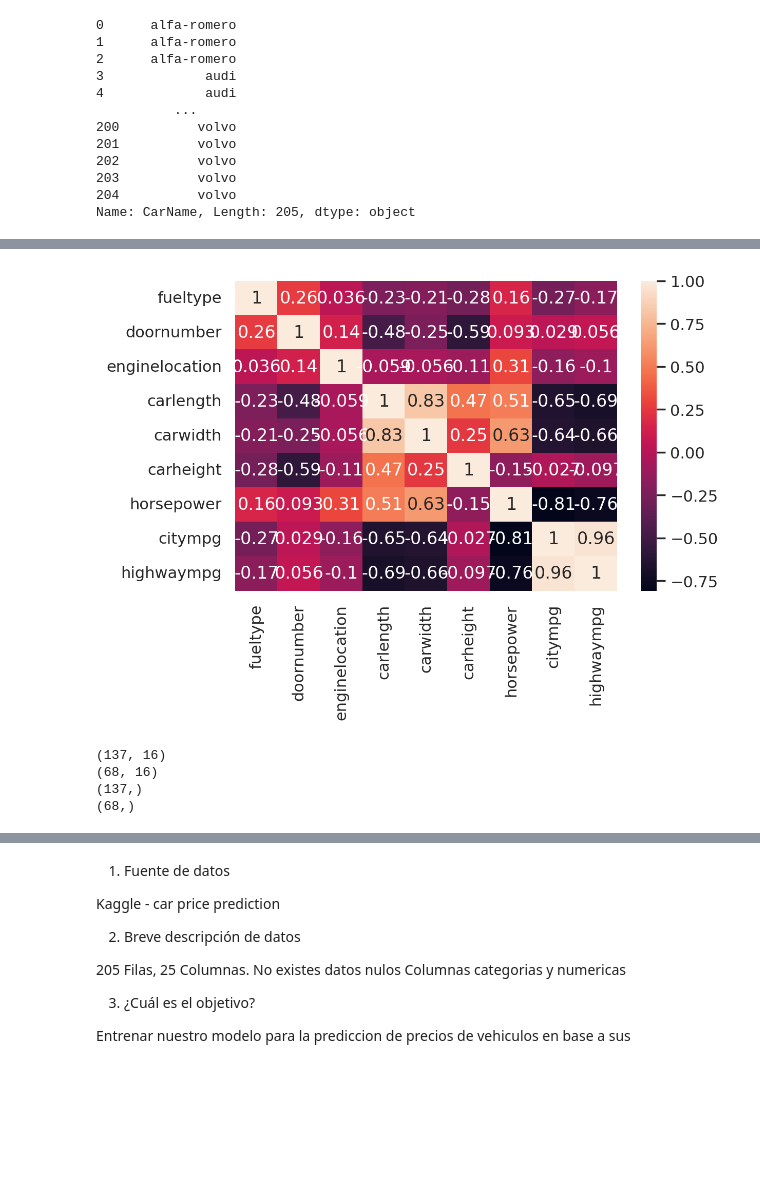
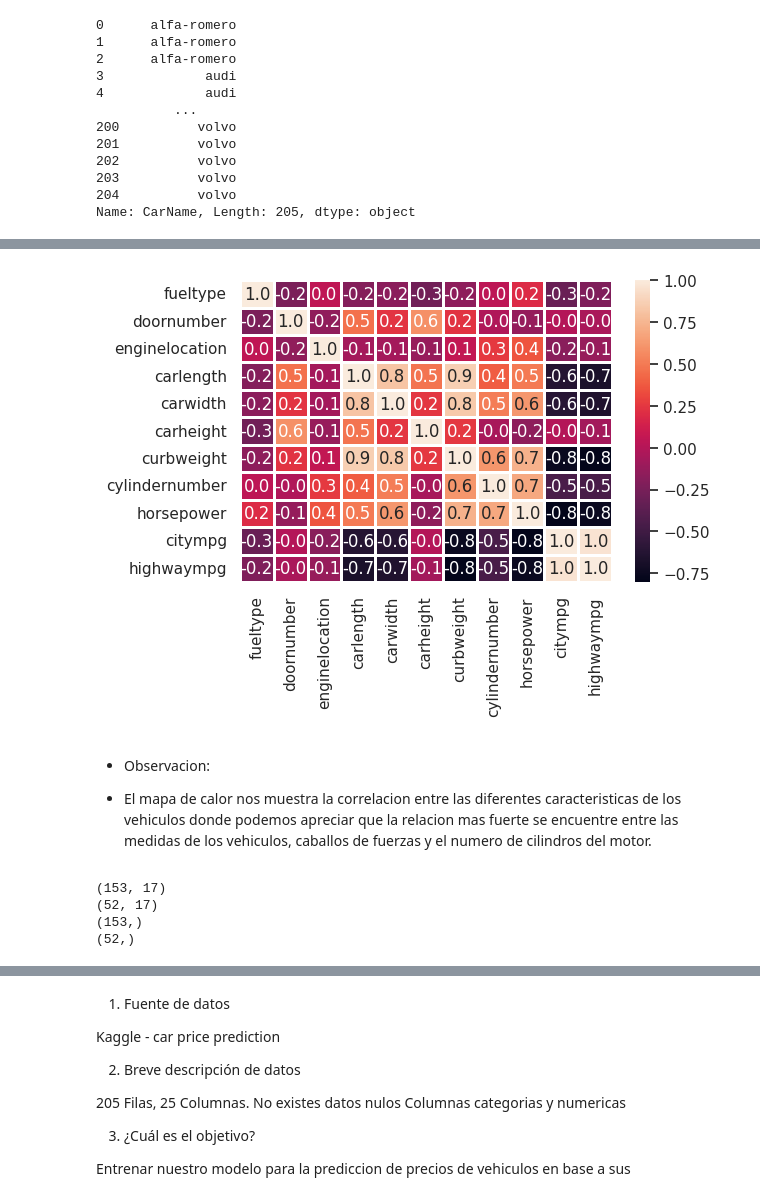
Before and after one commit to jcsnuesi/Car-price-prediction-, a Jupyter notebook: Proyecto_2_Parte_4_Price_Car_prediction.ipynb, the cells around one changed output, grey strips where cells are left out. Cells and saved outputs as stored; diff of their text form; code cells hidden in the pictures; blank space fills up the shorter version.

```diff
--- a/Proyecto_2_Parte_4_Price_Car_prediction.ipynb
+++ b/Proyecto_2_Parte_4_Price_Car_prediction.ipynb
@@ -107,7 +126,7 @@ class ReadyToWork:
     col_details = {}
 
     for col in cat_cols(self.dataSet):
-        col_details[col] = self.dataSet[col].unique()
+        col_details[col] = list(self.dataSet[col].unique())
 
     return col_details
 
@@ -249,7 +286,7 @@ Name: carbody, dtype: int64
 
 ************Codification completed***************
 # %%
-drop_cols = ['car_ID', 'symboling','wheelbase','boreratio','enginesize','stroke','compressionratio','curbweight','peakrpm']
+drop_cols = ['car_ID', 'symboling','wheelbase','boreratio','enginesize','stroke','compressionratio','peakrpm']
 # Param 1: columns to drop, Param 2: axis (0 row of column, 1 complete column)
 cleaned_dataset = ready_class.cleaner(drop_cols,1)
 # %%
@@ -374,24 +455,28 @@ plt.legend(['Diesel','Gas'])
 # %%
 X = cleaned_dataset.drop(columns='price')
-y =  cleaned_dataset['price']
+y = cleaned_dataset['price']
 
-X_train, X_test, y_train, y_test = train_test_split(X, y, test_size=0.33, random_state=42)
+X_train, X_test, y_train, y_test = train_test_split(X, y,random_state=42)
 # %%
-plt.figure(dpi=200)
-sns.heatmap(X_train.corr(), annot=True)
+plt.figure(dpi=100)
+sns.heatmap(X_train.corr(),annot=True, fmt=".1f", linewidths=0.9, linecolor="white")
 plt.show()
 # %% [output]
-[figure, old version]
+[figure, new version]
+# %% [markdown]
+- Observacion:
+
+- El mapa de calor nos muestra la correlacion entre las diferentes caracteristicas de los vehiculos donde podemos apreciar que la relacion mas fuerte se encuentre entre las medidas de los vehiculos, caballos de fuerzas y el numero de cilindros del motor.
 # %%
 print(X_train.shape)
 print(X_test.shape)
 print(y_train.shape)
 print(y_test.shape)
 # %% [output]
-(137, 16)
-(68, 16)
-(137,)
-(68,)
+(153, 17)
+(52, 17)
+(153,)
+(52,)
 # %%
 cat_selector = make_column_selector(dtype_include='object')
 num_selector = make_column_selector(dtype_include='number')
```
Also changed, not shown: parts of 55 cells of this notebook.
